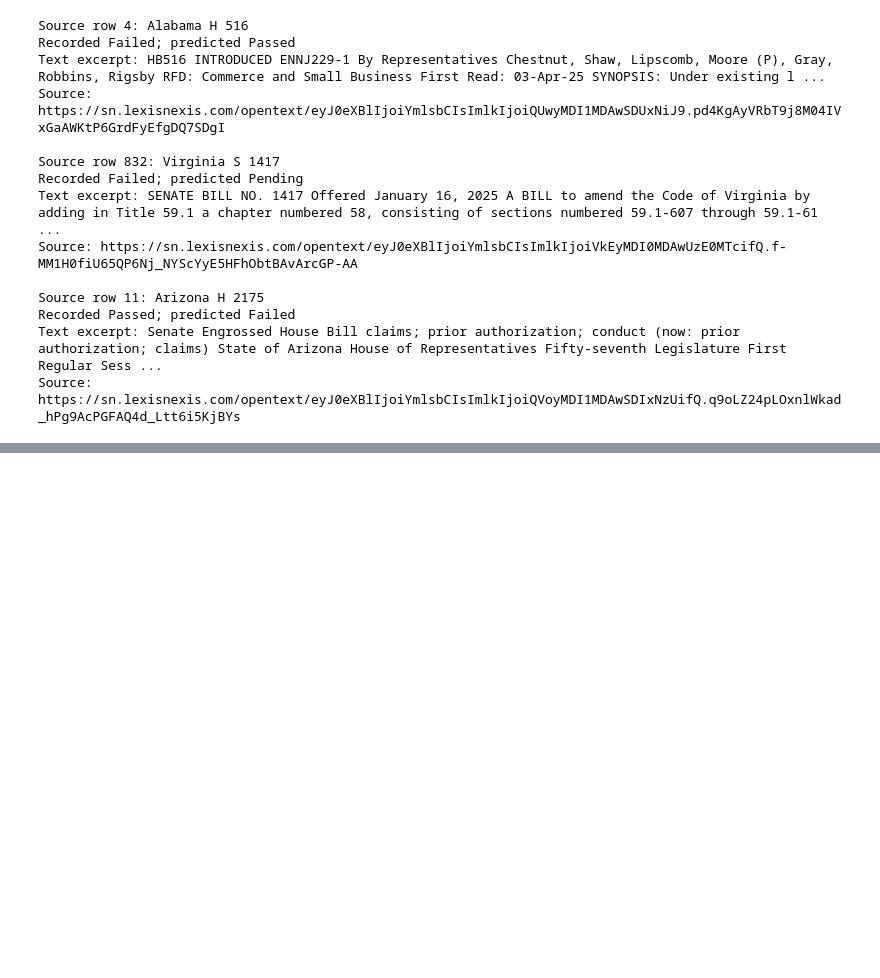
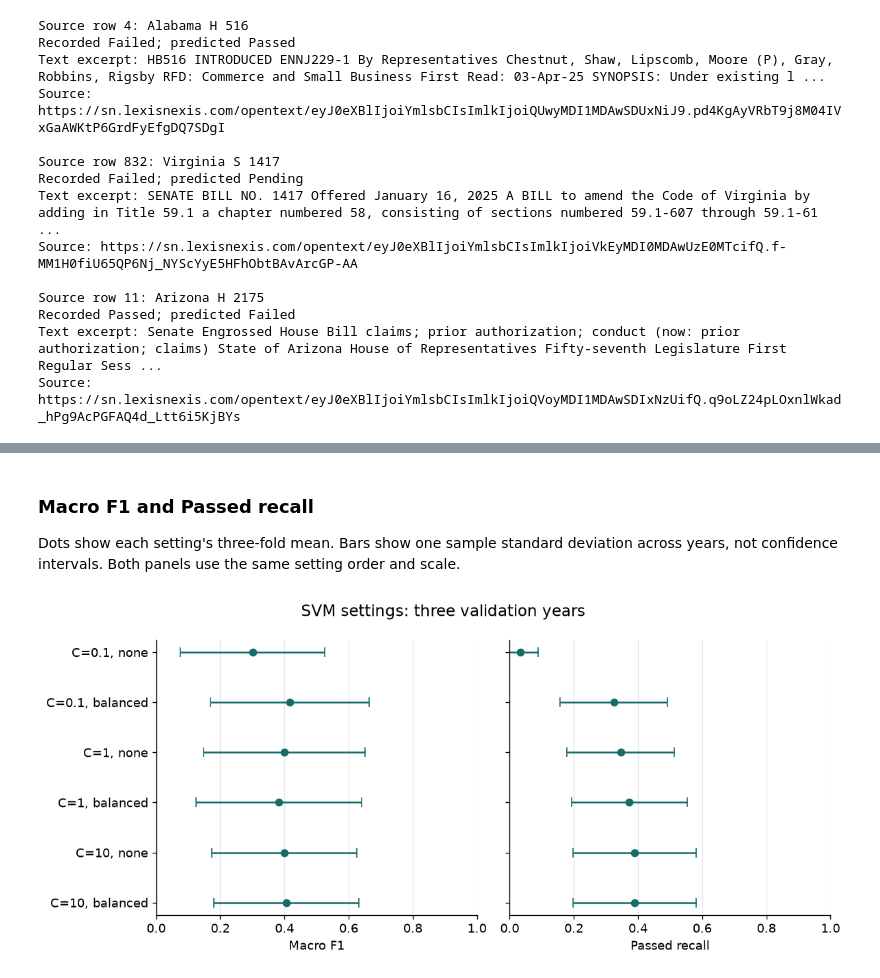
Before and after one commit to dhMontes/siads696-state-of-ai, a Jupyter notebook: notebooks/06_model_evaluation.ipynb, the cells around one changed output, grey strips where cells are left out. Cells and saved outputs as stored; diff of their text form; code cells hidden in the pictures; blank space fills up the shorter version.

```diff
--- a/notebooks/06_model_evaluation.ipynb
+++ b/notebooks/06_model_evaluation.ipynb
@@ -343,0 +419,24 @@ The broader concern is missed Passed records: 121 were classified as Failed and
+# %% [markdown]
+### Macro F1 and Passed recall
+
+Dots show each setting's three-fold mean. Bars show one sample standard
+deviation across years, not confidence intervals. Both panels use the same
+setting order and scale.
+# %%
+fig, axes = plt.subplots(1, 2, figsize=(10, 4.5), sharey=True)
+setting_names = [f"C={row['C']:g}, {row['Class weight']}"
+                 for _, row in svm_summary.iterrows()]
+for ax, metric in zip(axes, ["Macro F1", "Passed recall"]):
+    ax.errorbar(svm_summary[f"{metric}_mean"], range(len(svm_summary)),
+                xerr=svm_summary[f"{metric}_std"], fmt="o",
+                capsize=4, color="#176B68")
+    ax.set(xlabel=metric, xlim=(0, 1))
+    ax.grid(axis="x", color="#E5E7EB")
+axes[0].set_yticks(range(len(svm_summary)), setting_names)
+axes[0].invert_yaxis()
+fig.suptitle("SVM settings: three validation years", fontsize=14)
+fig.tight_layout()
+fig.savefig(output_dir / "svm_sensitivity.png", dpi=180, bbox_inches="tight")
+plt.show()
+# %% [output]
+[figure, added]
```
Also changed, not shown: parts of 15 cells of this notebook, 1 other file.
